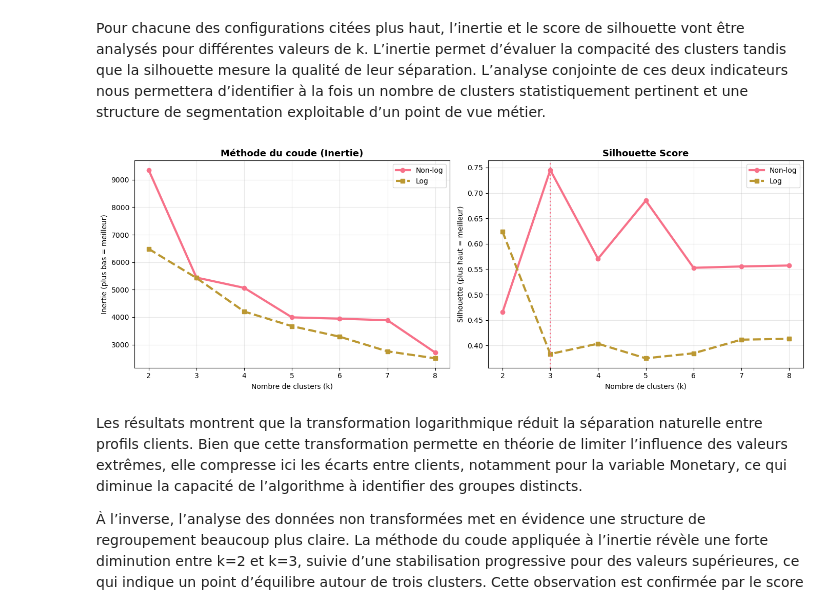
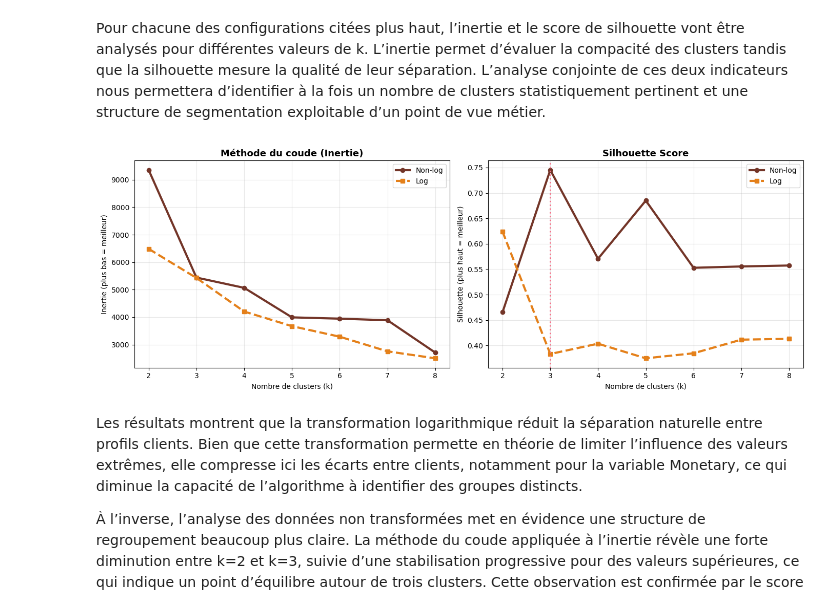
Before and after one commit to EdLac/spark-ecommerce, a Jupyter notebook: notebooks/ProjetFinal.ipynb, the cells around one changed output. Drawn from its saved outputs; the diff is of its cells as text; code cells hidden in the pictures.

```diff
--- a/notebooks/ProjetFinal.ipynb
+++ b/notebooks/ProjetFinal.ipynb
@@ -756,38 +755,47 @@ k_values = [2,3,4,5,6,7,8]
 
 # NON LOG
 inertia_nonlog = [9354.68, 5439.86, 5065.43, 3991.14, 3943.45, 3886.44, 2708.75]
 sil_nonlog = [0.4653, 0.7452, 0.5706, 0.6850, 0.5528, 0.5554, 0.5573]
 
 # LOG
 inertia_log = [6484.19, 5426.06, 4202.61, 3671.12, 3286.99, 2754.22, 2500.84]
 sil_log = [0.6241, 0.3832, 0.4035, 0.3747, 0.3846, 0.4114, 0.4131]
 
+COLOR_NONLOG = "#733528"
+COLOR_LOG    = "#e4801a"
 
 fig, axes = plt.subplots(1,2, figsize=(14,5))
 
-axes[0].plot(k_values, inertia_nonlog, marker='o', linewidth=3, label="Non-log")
-axes[0].plot(k_values, inertia_log, marker='s', linewidth=3, linestyle='--', label="Log")
+axes[0].plot(k_values, inertia_nonlog, marker='o', linewidth=3,
+             color=COLOR_NONLOG, label="Non-log")
+
+axes[0].plot(k_values, inertia_log, marker='s', linewidth=3,
+             linestyle='--', color=COLOR_LOG, label="Log")
 
 axes[0].set_title("Méthode du coude (Inertie)", fontsize=13, fontweight='bold')
 axes[0].set_xlabel("Nombre de clusters (k)")
 axes[0].set_ylabel("Inertie (plus bas = meilleur)")
 axes[0].grid(True, alpha=0.3)
 axes[0].legend()
 
-axes[1].plot(k_values, sil_nonlog, marker='o', linewidth=3, label="Non-log")
-axes[1].plot(k_values, sil_log, marker='s', linewidth=3, linestyle='--', label="Log")
+
+axes[1].plot(k_values, sil_nonlog, marker='o', linewidth=3,
+             color=COLOR_NONLOG, label="Non-log")
+
+axes[1].plot(k_values, sil_log, marker='s', linewidth=3,
+             linestyle='--', color=COLOR_LOG, label="Log")
 
 axes[1].set_title("Silhouette Score", fontsize=13, fontweight='bold')
 axes[1].set_xlabel("Nombre de clusters (k)")
 axes[1].set_ylabel("Silhouette (plus haut = meilleur)")
 axes[1].axvline(x=3, linestyle=':', linewidth=2)
 axes[1].grid(True, alpha=0.3)
 axes[1].legend()
 
 plt.tight_layout()
 plt.show()
 # %% [output]
-[figure, old version]
+[figure, new version]
 # %% [markdown]
 Les résultats montrent que la transformation logarithmique réduit la séparation naturelle entre profils clients. Bien que cette transformation permette en théorie de limiter l’influence des valeurs extrêmes, elle compresse ici les écarts entre clients, notamment pour la variable Monetary, ce qui diminue la capacité de l’algorithme à identifier des groupes distincts.
 
```
Also changed, not shown: parts of 23 cells of this notebook.
